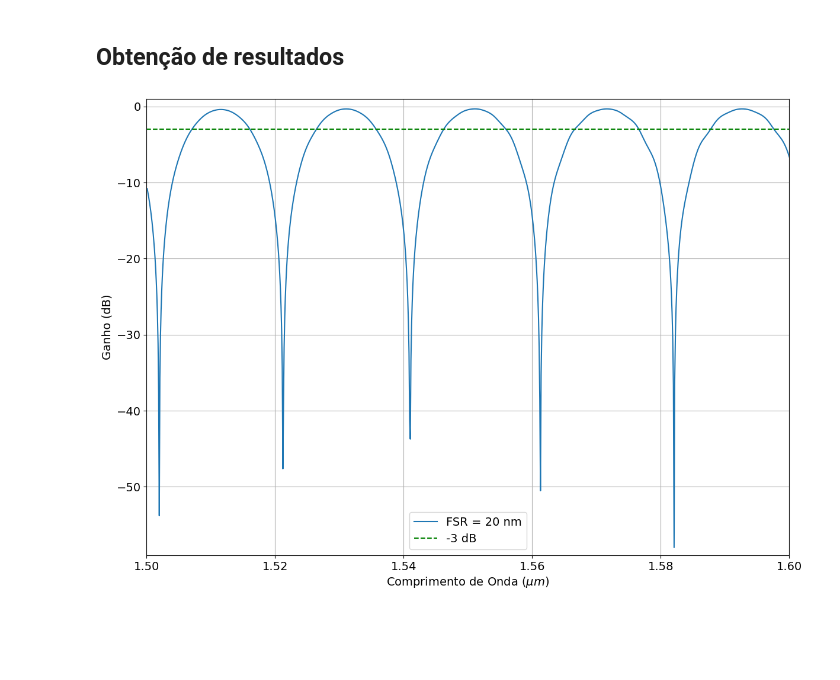
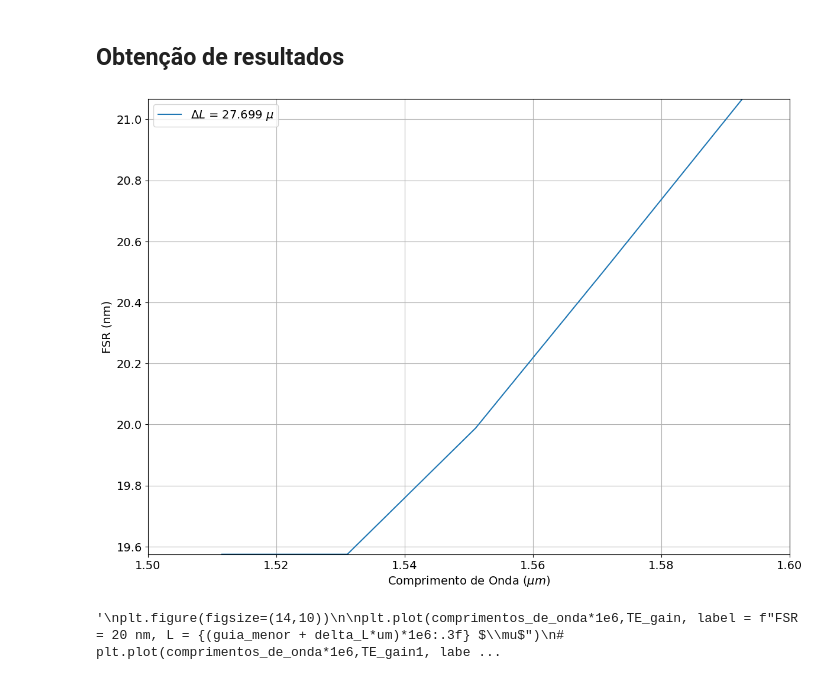
Before and after one commit to EriCand-Ss/Photonics-API-lumapi, a Jupyter notebook: LAB. 10 - MZI/JUPYTER/INTERCONNECT.ipynb, the cells around one changed output. Saved outputs shown, nothing was run; the diff lists cells and outputs as text; code cells hidden in the pictures; blank space fills up the shorter version.

```diff
--- a/LAB. 10 - MZI/JUPYTER/INTERCONNECT.ipynb
+++ b/LAB. 10 - MZI/JUPYTER/INTERCONNECT.ipynb
@@ -31,10 +42,16 @@ inter.set("start frequency", c/(1500*nm))
 inter.set("stop frequency", c/(1600*nm))
 
 guia_menor = 50*um
+
 # 1 - ideal
 # 2 - simulado
 # 3 - pdk
 caso = 3
+#delta_L[0] 1um
+#delta_L[1] 10um
+#delta_L[2] 20um
+
+delta_L = delta_L[2]
 
 if (caso == 1):
     inter.addelement('Waveguide Y Branch')
@@ -54,7 +71,7 @@ if (caso == 1):
 
     inter.addelement('Straight waveguide')
     inter.set("name", "Guia_2")
-    inter.set("length",guia_menor + delta_L[2]*um)
+    inter.set("length",guia_menor + delta_L*um  + x_transmissao_defasada)
     inter.set("effective index 1", 2.35400)
     inter.set("group index 1", 4.33683)
 
@@ -73,7 +90,7 @@ elif (caso == 2):
     inter.addelement("MODE Waveguide")
     inter.set("name", "Guia_1")
     inter.set("ldf filename", r"C:\Users\gson5\Downloads\ERICK TRALHAS\FOTÔNICA\LAB. 10 - MZI\GUIA.ldf")
-    inter.set("length", guia_menor + delta_L[2]*um)
+    inter.set("length", guia_menor + delta_L*um)
 
     inter.select("Guia_1")
     inter.copy()
@@ -93,7 +110,7 @@ elif (caso == 3):
     inter.addelement('ebeam_wg_integral_1550')
     inter.set("name", "Guia_1")
     inter.set("annotate", False)
-    inter.set("wg_length", guia_menor + delta_L[2]*um)
+    inter.set("wg_length", guia_menor + delta_L*um )
     inter.set("wg_width", 450e-9)
 
     inter.addelement('ebeam_wg_integral_1550')
@@ -139,17 +156,51 @@ inter.run()
 # %%
 if (caso == 1):
     TE_gain = np.squeeze(inter.getresult("ONA_1","input 1/mode 1/gain")['TE gain (dB)'])
+    FSR1 = inter.getresult("ONA_1","input 1/mode 1/peak/free spectral range")
+    fsr_wv= np.squeeze(FSR1['wavelength'])
+    FSR1 = FSR1["TE free spectral range (m)"]
+
 elif (caso == 2):
     TE_gain = np.squeeze(inter.getresult("ONA_1","input 1/mode 1/gain")['mode 1 gain (dB)'])
+    FSR1 = inter.getresult("ONA_1","input 1/mode 1/peak/free spectral range")
+    fsr_wv= np.squeeze(FSR1['wavelength'])
+    FSR1 = FSR1["mode 1 free spectral range (m)"]
+
 elif (caso == 3):
     TE_gain = np.squeeze(inter.getresult("ONA_1","input 1/mode 1/gain")["'TE' gain (dB)"])
+    FSR1 = inter.getresult("ONA_1","input 1/mode 1/peak/free spectral range")
+    fsr_wv= np.squeeze(FSR1['wavelength'])
+    FSR1 = FSR1["'TE' free spectral range (m)"]
+
 comprimentos_de_onda = np.squeeze(inter.getresult("ONA_1","input 1/mode 1/gain")['wavelength'])
+# %%
+plt.figure(figsize=(14,10))
+
+plt.plot(fsr_wv*1e6,FSR1*1e9, label = f"$\Delta L$ = {delta_L:.3f} $\mu$")
+plt.xlabel('Comprimento de Onda $(\mu m)$', fontsize = 14)
+plt.ylabel('FSR (nm)', fontsize = 14)
+
+plt.tick_params(axis='both', labelsize=14)
+
+plt.xlim(1.5,1.6)
+plt.ylim(min(FSR1*1e9) ,max(FSR1*1e9))
+
+plt.legend(loc = "best", fontsize = 14)
+
+plt.grid(True)
+
+plt.savefig('FSR 20nm PDK.png')
+plt.show()
+# %% [output]
+[figure, added]
 # %%
+"""
 plt.figure(figsize=(14,10))
 
-plt.plot(comprimentos_de_onda*1e6,TE_gain, label = 'FSR = 20 nm')
+plt.plot(comprimentos_de_onda*1e6,TE_gain, label = f"FSR = 20 nm, L = {(guia_menor + delta_L*um)*1e6:.3f} $\mu$")
+# plt.plot(comprimentos_de_onda*1e6,TE_gain1, label = f'FSR = 20 nm, L = {(guia_menor + delta_L*um +x_transmissao_defasada)*1e6:.3f} $\mu$')
 plt.xlabel('Comprimento de Onda $(\mu m)$', fontsize = 14)
-plt.ylabel('Ganho (dB)', fontsize = 14)
+plt.ylabel('Transmissão (dB)', fontsize = 14)
 
 plt.axhline(y=-3, linestyle='--', color ="g",label = '-3 dB')
 
@@ -162,7 +213,8 @@ plt.legend(loc = "best", fontsize = 14)
 
 plt.grid(True)
 
-plt.savefig('GANHO PDK FSR 20nm.png')
+#plt.savefig('GANHO IDEAL FSR 20nm E DEFASADO.png')
 plt.show()
+"""
 # %% [output]
-[figure, removed]
+'\nplt.figure(figsize=(14,10))\n\nplt.plot(comprimentos_de_onda*1e6,TE_gain, label = f"FSR = 20 nm, L = {(guia_menor + delta_L*um)*1e6:.3f} $\\mu$")\n# plt.plot(comprimentos_de_onda*1e6,TE_gain1, labe ...
```
Also changed, not shown: parts of 4 cells of this notebook, 9 other files.
